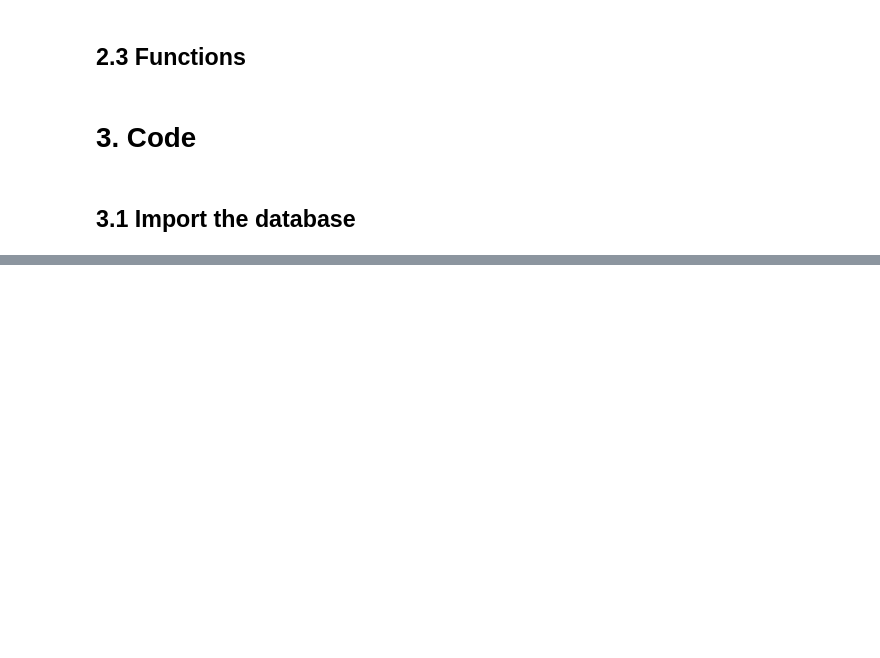
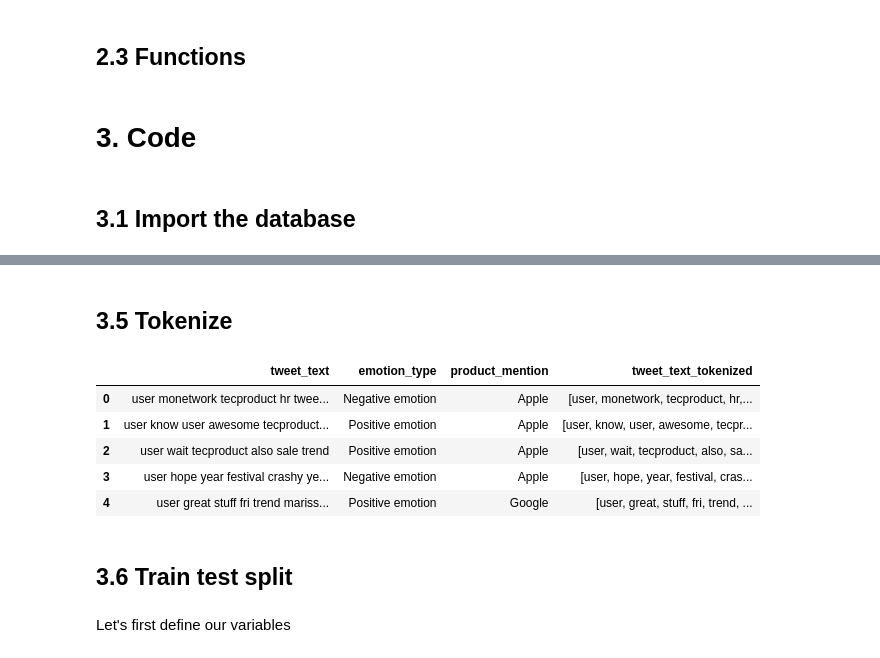
Before and after one commit to mbarriola96/Brands-product_emotions_analysis, a Jupyter notebook: 02_data_preprocessing_and_modelling.ipynb, the cells around one changed output, grey strips where cells are left out. Saved outputs shown, nothing was run; the diff lists cells and outputs as text; code cells hidden in the pictures; blank space fills up the shorter version.

```diff
--- a/02_data_preprocessing_and_modelling.ipynb
+++ b/02_data_preprocessing_and_modelling.ipynb
@@ -461,0 +143,6 @@ You can try to debug the error by setting error_score='raise'.
+# %%
+stopwords_to_remove = stopwords.words('english')
+
+df['tweet_text'] = df['tweet_text'].map(lambda x: ' '.join([word for word in x.split() if word not in stopwords_to_remove]))
+
+df.head()
@@ -461,0 +173,5 @@ You can try to debug the error by setting error_score='raise'.
+# %%
+# Remove numbers
+df['tweet_text'] = df['tweet_text'].map(lambda x: re.sub(r'\d+', '', x))
+
+df.head()
@@ -461,0 +187,4 @@ You can try to debug the error by setting error_score='raise'.
+# %%
+df['tweet_text'] = df['tweet_text'].map(lambda x: ' '.join([word for word in x.split() if len(word) > 1]))
+
+df.head()
@@ -461,0 +215,18 @@ You can try to debug the error by setting error_score='raise'.
+# %% [markdown]
+## 3.5 Tokenize
+# %%
+# Tokenize the tweet_text
+df['tweet_text_tokenized'] = df['tweet_text'].map(lambda x: word_tokenize(x))
+
+df.head()
+# %% [output]
+|  | tweet_text | emotion_type | product_mention | tweet_text_tokenized |
+| 0 | user monetwork tecproduct hr twee... | Negative emotion | Apple | [user, monetwork, tecproduct, hr,... |
+| 1 | user know user awesome tecproduct... | Positive emotion | Apple | [user, know, user, awesome, tecpr... |
+| 2 | user wait tecproduct also sale trend | Positive emotion | Apple | [user, wait, tecproduct, also, sa... |
+| 3 | user hope year festival crashy ye... | Negative emotion | Apple | [user, hope, year, festival, cras... |
+| 4 | user great stuff fri trend mariss... | Positive emotion | Google | [user, great, stuff, fri, trend, ... |
+# %% [markdown]
+## 3.6 Train test split
+# %% [markdown]
+Let's first define our variables
```
Also changed, not shown: parts of 38 cells of this notebook, 2 other files.
